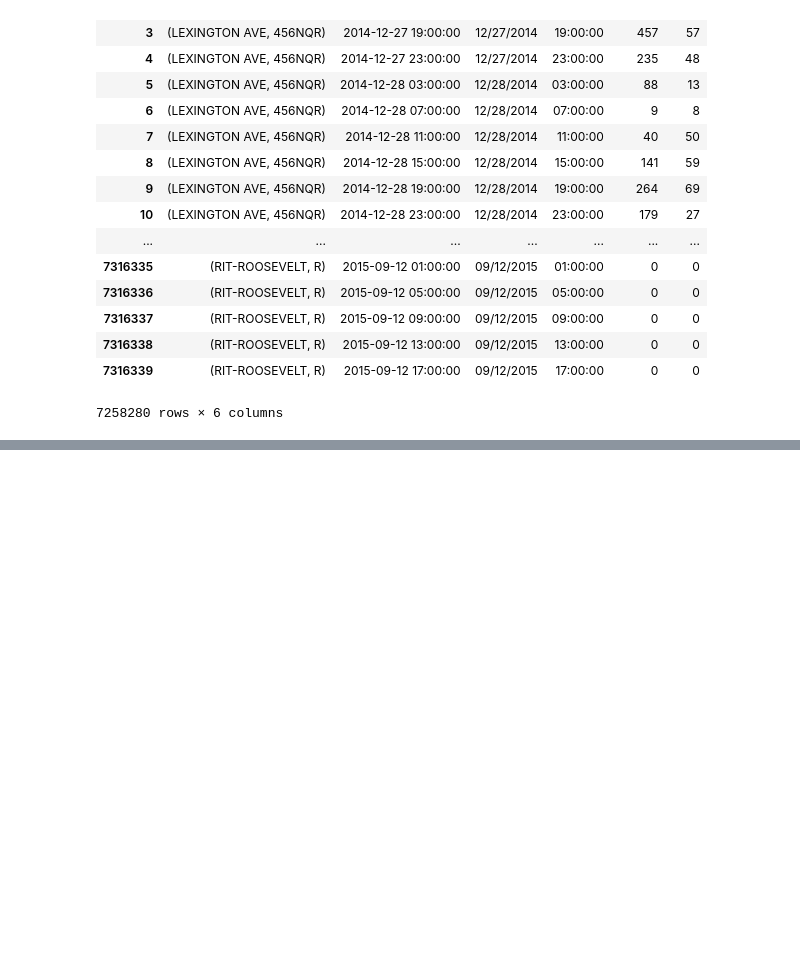
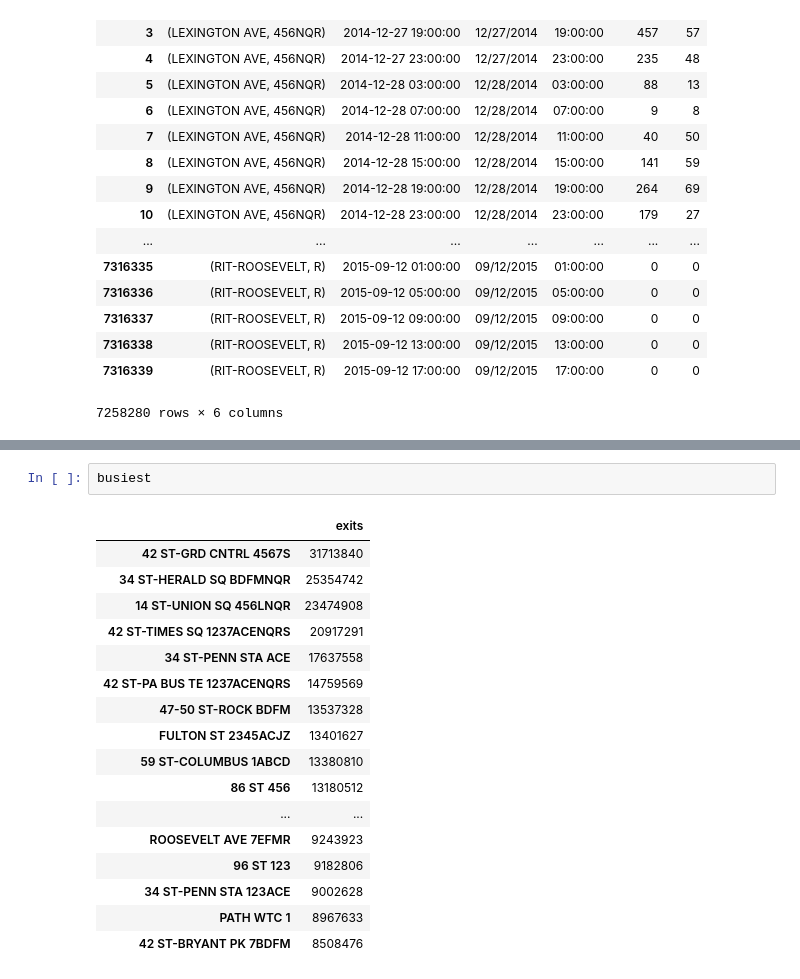
Before and after one commit to Will-So/mta, a Jupyter notebook: 02_Will.ipynb, the cells around one changed output, grey strips where cells are left out. Cells and saved outputs as stored; diff of their text form; blank space fills up the shorter version.

```diff
--- a/02_Will.ipynb
+++ b/02_Will.ipynb
@@ -49,0 +159,20 @@ df
+# %%
+busiest
+# %% [output]
+|  | exits |
+| 42 ST-GRD CNTRL 4567S | 31713840 |
+| 34 ST-HERALD SQ BDFMNQR | 25354742 |
+| 14 ST-UNION SQ 456LNQR | 23474908 |
+| 42 ST-TIMES SQ 1237ACENQRS | 20917291 |
+| 34 ST-PENN STA ACE | 17637558 |
+| 42 ST-PA BUS TE 1237ACENQRS | 14759569 |
+| 47-50 ST-ROCK BDFM | 13537328 |
+| FULTON ST 2345ACJZ | 13401627 |
+| 59 ST-COLUMBUS 1ABCD | 13380810 |
+| 86 ST 456 | 13180512 |
+| ... | ... |
+| ROOSEVELT AVE 7EFMR | 9243923 |
+| 96 ST 123 | 9182806 |
+| 34 ST-PENN STA 123ACE | 9002628 |
+| PATH WTC 1 | 8967633 |
+| 42 ST-BRYANT PK 7BDFM | 8508476 |
```
Also changed, not shown: parts of 27 cells of this notebook, 1 other file.
